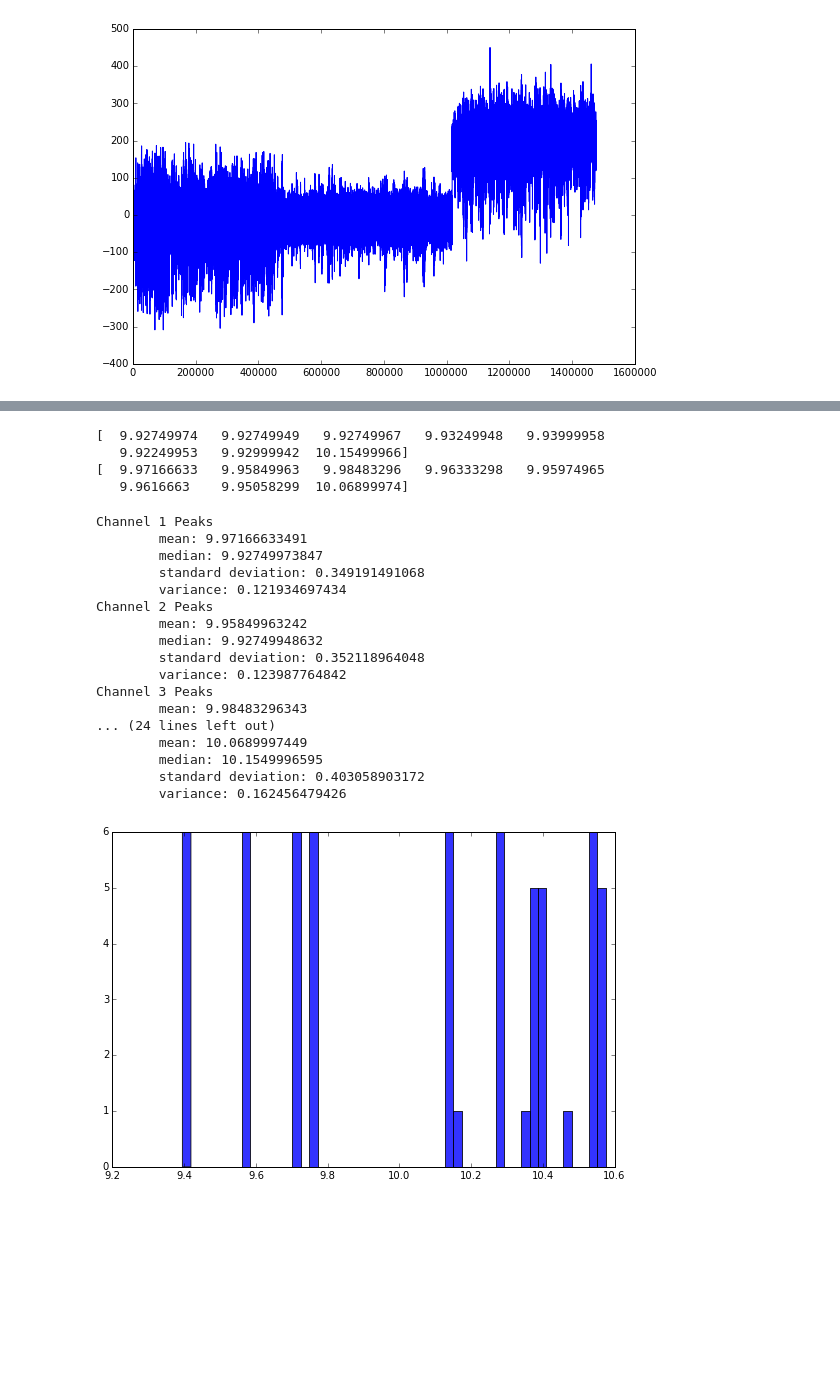
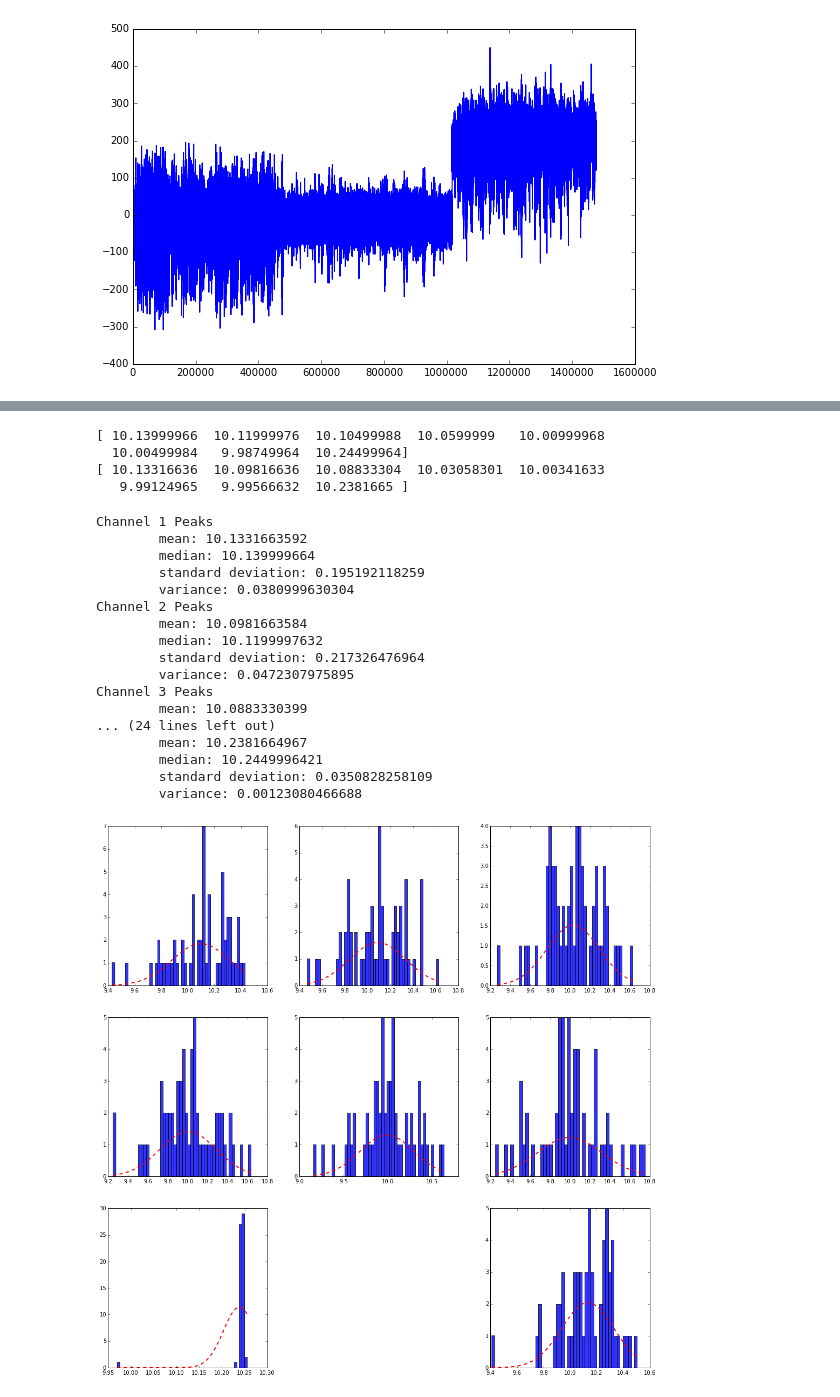
Before and after one commit to rgougelet/FM-BCI, a Jupyter notebook: stat-analysis.ipynb, the cells around one changed output, grey strips where cells are left out. Saved outputs shown, nothing was run; the diff lists cells and outputs as text; code cells hidden in the pictures; blank space fills up the shorter version.

Commit message:
added histogram for channels

```diff
--- a/stat-analysis.ipynb
+++ b/stat-analysis.ipynb
@@ -61,7 +64,7 @@ dataLengthSamples = dataLengthSecs*sampleRate # length of whole recording in sam
 
 t = np.arange(0,dataLengthSecs,sampleSpacing) # time vector spanning length in seconds, with approp. num of samples
 #numOfChannel = voltageSamples.shape[0] # determine number of channels from data, i.e. not predefined
-numOfChannel = 1
+numOfChannel = 8
 voltageSamples = np.empty([numOfChannel, dataLengthSamples])
 
 # channel weighting
@@ -131,12 +141,13 @@ channelPeaks = np.empty([numOfChannel, numOfWindows]) # container for peak frequ
 desiredFreqResolution = 0.01 # predefine resolution of spectrum
 fftLengthSamples = int(sampleRate/desiredFreqResolution)
 nyq = 0.5*sampleRate # maximum possible frequency to measure
+freqs = scipy.fftpack.rfftfreq(fftLengthSamples,sampleSpacing) # retrieve frequency axis
 
 bandLow = 9.5                                # lower alpha band
 bandHigh = 10.5                              # higher alpha band
 orderFilter = 4
 
-arrayOfAmps = np.empty([numOfChannel, numOfWindows, len(winAmp)])
+arrayOfAmps = np.empty([numOfChannel, numOfWindows, len(freqs)])
 
 for channelIndex in range(0,numOfChannel):
     for winIndex in range(0,numOfWindows):
@@ -156,8 +167,7 @@ for channelIndex in range(0,numOfChannel):
         # compute fft
         #TODO Populate new 3D array of shape numOfChannelxnumOfWindowsxlen(winAmp) with amp values
         winAmp = abs(scipy.fftpack.rfft(channelVoltageWin,fftLengthSamples)) # determine amplitude spectrum by taking abs
-        freqs = scipy.fftpack.rfftfreq(fftLengthSamples,sampleSpacing) # retrieve frequency axis
-        #arrayOfAmps[numOfChannel, numOfWindows, len(winAmp)] = winAmp
+        arrayOfAmps[channelIndex, winIndex] = winAmp
 
         # find peak frequency
         maxAmplitudeIndex = np.argmax(winAmp) # finds simple max amp peak
@@ -188,10 +198,10 @@ Channel 8, Window 60:     10.4599999992  10.47
 print np.median(channelPeaks,1)
 print np.mean(channelPeaks,1)
 # %% [output]
-[  9.92749974   9.92749949   9.92749967   9.93249948   9.93999958
-   9.92249953   9.92999942  10.15499966]
-[  9.97166633   9.95849963   9.98483296   9.96333298   9.95974965
-   9.9616663    9.95058299  10.06899974]
+[ 10.13999966  10.11999976  10.10499988  10.0599999   10.00999968
+  10.00499984   9.98749964  10.24499964]
+[ 10.13316636  10.09816636  10.08833304  10.03058301  10.00341633
+   9.99124965   9.99566632  10.2381665 ]
 # %%
 chPeakVariances = []
 chPeakMeans = []
@@ -211,29 +221,38 @@ for i in range(len(channelPeaks)):
     print '\tvariance:', chPeakVariances[i]
 # %% [output]
 Channel 1 Peaks
-        mean: 9.97166633491
-        median: 9.92749973847
-        standard deviation: 0.349191491068
-        variance: 0.121934697434
+        mean: 10.1331663592
+        median: 10.139999664
+        standard deviation: 0.195192118259
+        variance: 0.0380999630304
 Channel 2 Peaks
-        mean: 9.95849963242
-        median: 9.92749948632
-        standard deviation: 0.352118964048
-        variance: 0.123987764842
+        mean: 10.0981663584
+        median: 10.1199997632
+        standard deviation: 0.217326476964
+        variance: 0.0472307975895
 Channel 3 Peaks
-        mean: 9.98483296343
+        mean: 10.0883330399
 ... (24 lines left out)
-        mean: 10.0689997449
-        median: 10.1549996595
-        standard deviation: 0.403058903172
-        variance: 0.162456479426
+        mean: 10.2381664967
+        median: 10.2449996421
+        standard deviation: 0.0350828258109
+        variance: 0.00123080466688
 # %%
 # Do this for all channels, one figure using subplot, each channel with its own subplot
-fig4 = plt.figure(4, figsize=(9,6))
+fig4 = plt.figure(4, figsize=(18,18))
 numBins = 50
-n, bins, patches = plt.hist(channelPeaks[7],numBins,alpha=0.8)
+
+for channelIndex in range(0, numOfChannel):
+    plt.subplot(ceil(sqrt(numOfChannel)),ceil(sqrt(numOfChannel)),channelIndex)
+    n, bins, patches = plt.hist(channelPeaks[channelIndex],numBins,alpha=0.8)
+    y = mlab.normpdf( bins, chPeakMeans[channelIndex],chPeakStandardDeviations[channelIndex] )
+    l = plt.plot(bins, y, 'r--', linewidth=2)
+
+#for channelIndex in range(0, numOfChannel):
+
+#n, bins, patches = plt.hist(channelPeaks[7],numBins,alpha=0.8)
 # %% [output]
-[figure, old version]
+[figure, new version]
 # %%
 # plot amp for each channel
 #for each channel
```
Also changed, not shown: parts of 5 cells of this notebook.
